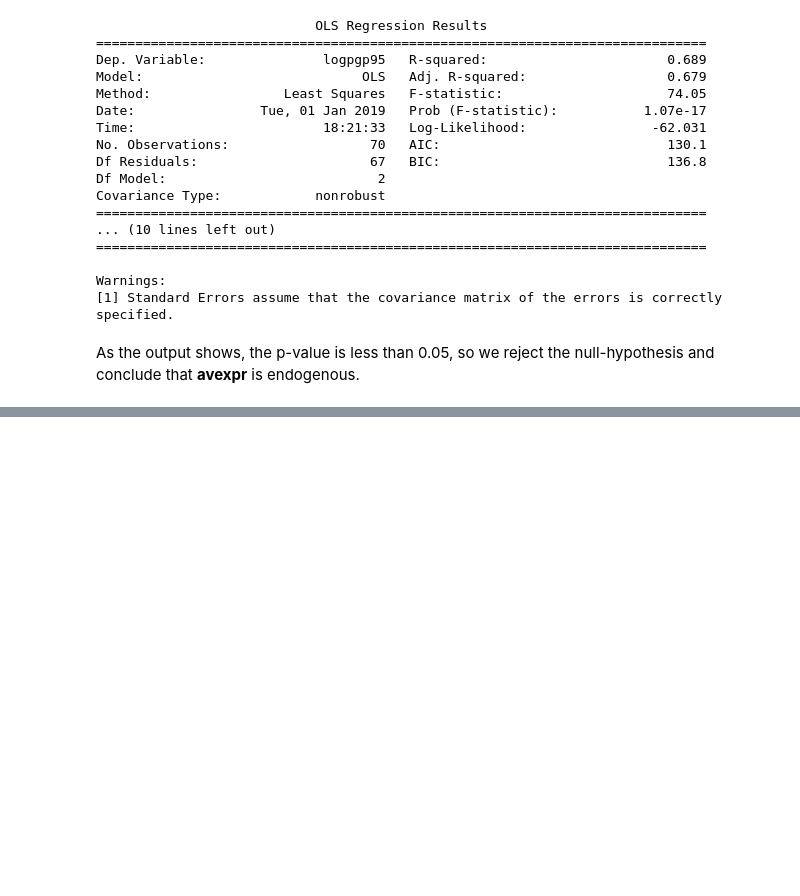
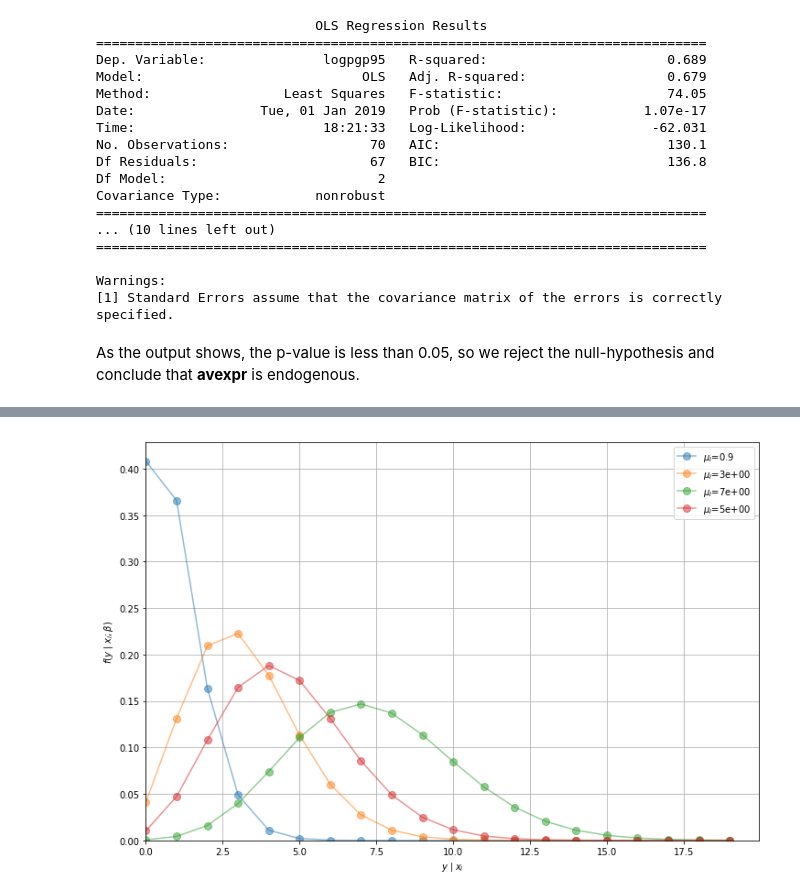
Before and after one commit to PanPip/QuantEcon_Tasks, a Jupyter notebook: Data_and_empirics.ipynb, the cells around one changed output, grey strips where cells are left out. Drawn from its saved outputs; the diff is of its cells as text; code cells hidden in the pictures; blank space fills up the shorter version.

```diff
--- a/Data_and_empirics.ipynb
+++ b/Data_and_empirics.ipynb
@@ -1273,0 +1342,39 @@ for i,el in enumerate(β):
+# %%
+#Visualization that y_i depends on x_i
+
+import numpy as np
+
+y_values = range(0, 20)
+
+# Define a parameter vector with estimates
+β = np.array([0.26, 0.18, 0.25, -0.1, -0.22]).T
+
+# Create some observations X
+datasets = [np.array([0, 1, 1, 1, 2]),
+            np.array([2, 3, 2, 4, 0]),
+            np.array([3, 4, 5, 3, 2]),
+            np.array([6, 5, 4, 4, 7])]
+
+
+fig, ax = plt.subplots(figsize=(12, 8))
+
+for X in datasets:
+    μ = exp(X @ β)
+    distribution = []
+    for y_i in y_values:
+        distribution.append(poisson_pmf(y_i, μ))
+    ax.plot(y_values,
+            distribution,
+            label=f'$\mu_i$={μ:.1}',
+            marker='o',
+            markersize=8,
+            alpha=0.5)
+
+ax.grid()
+ax.legend()
+ax.set_xlabel('$y \mid x_i$')
+ax.set_ylabel(r'$f(y \mid x_i; \beta )$')
+ax.axis(xmin=0, ymin=0)
+plt.show()
+# %% [output]
+[figure, added]
```
Also changed, not shown: parts of 9 cells of this notebook, 1 other file.
